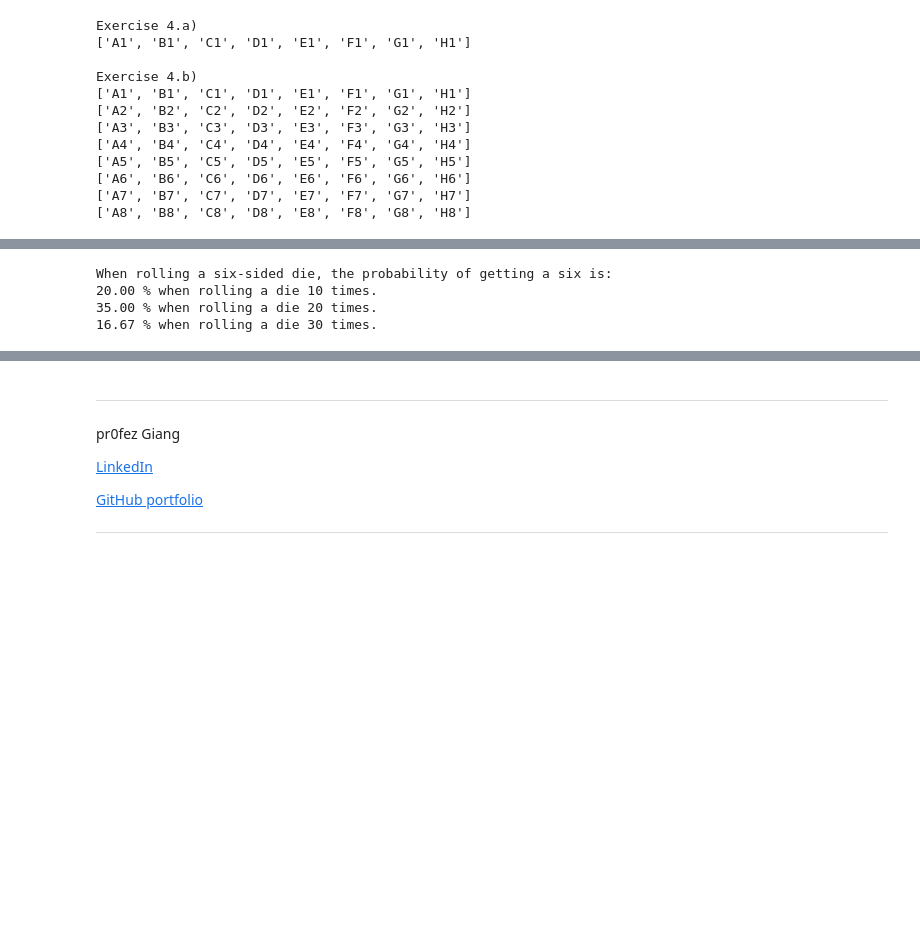
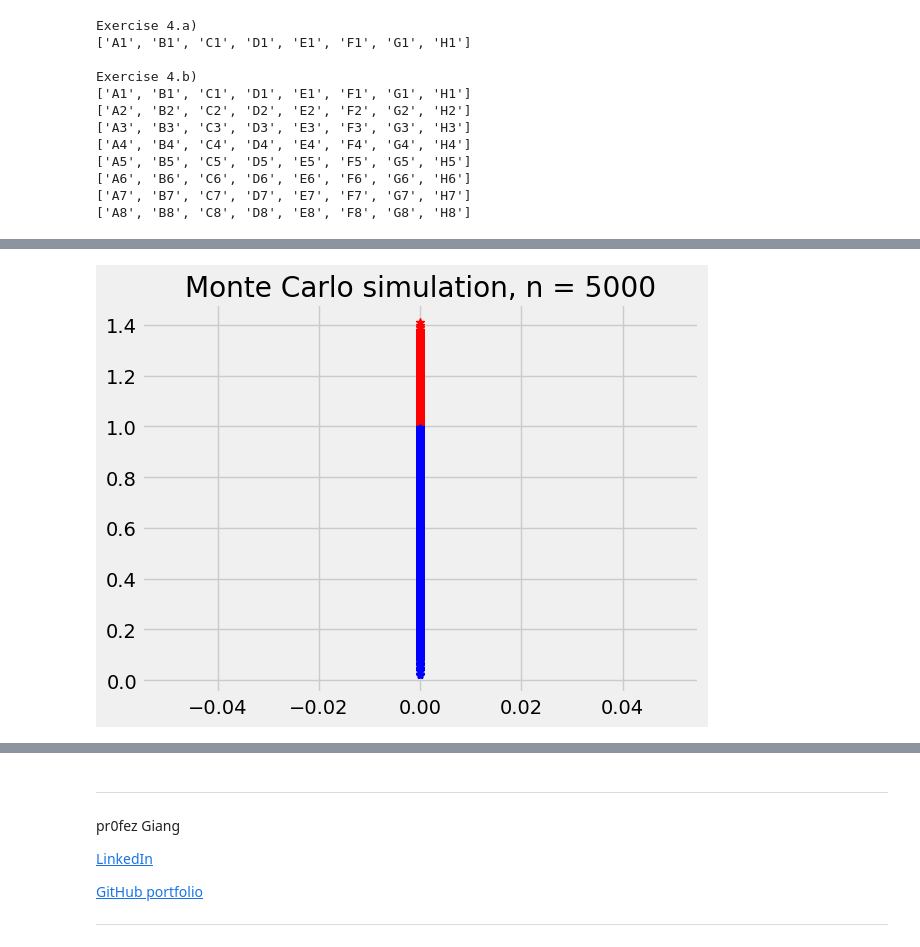
Before and after one commit to pr0fez/python-programming-ANDERS-SANDERLI, a Jupyter notebook: Exercises/04-list-exercise.ipynb, the cells around one changed output, grey strips where cells are left out. Saved outputs shown, nothing was run; the diff lists cells and outputs as text; code cells hidden in the pictures; blank space fills up the shorter version.

```diff
--- a/Exercises/04-list-exercise.ipynb
+++ b/Exercises/04-list-exercise.ipynb
@@ -357,36 +381,3 @@ When rolling a six-sided die, the probability of getting a six is:
-# %%
-import random as rng
-
-
-def roll_d6(intervall):
-    d6_list = [rng.randint(1, 6) for i in range(intervall)]
-    return d6_list
-
-
-intervalls = [10, 100, 1000, 10000, 100000, 1000000]
-total_rolls = []
-sixes = []
-
-total_rolls = [roll_d6(i) for i in intervalls]
-
-# print(total_rolls)
-
-sixes = [i.count(6) for i in total_rolls]
-
-# print(sixes)
-
-six_probability = [((sixes[i] / (len(total_rolls[i]))) * 100) for i in range(len(total_rolls))]
-
-# print(six_probability)
-
-print("When rolling a six-sided die, the probability of getting a six is:")
-for i in range(len(total_rolls)):
-    print(f"{six_probability[i]:.2f} % when rolling a die {len(total_rolls[i])} times.")
-# %% [output]
-When rolling a six-sided die, the probability of getting a six is:
-20.00 % when rolling a die 10 times.
-35.00 % when rolling a die 20 times.
-16.67 % when rolling a die 30 times.
 # %% [markdown]
 ---
 ## 6. Monte Carlo simulation (**)
@@ -428,6 +419,40 @@ No answer here, try to prove it theoretically.
 
 
 </details>
+# %%
+#
+# Work to be done.
+#
+
+
+import numpy as np
+import matplotlib.pyplot as plt
+
+
+def E_dist(x, y):
+    d = np.sqrt(np.square(x) + np.square(y))
+    return d
+
+
+n = 5000
+for i in range(n):
+    x = np.random.uniform(-1, 1)
+    y = np.random.uniform(-1, 1)
+    d = E_dist(x, y)
+    if d < 1:
+        plt.plot(d, "*b")
+    else:
+        plt.plot(d, "*r")
+
+
+plt.title(f"Monte Carlo simulation, n = {n}")
+# plt.ylabel("Probability")
+# # plt.ylim(min(y), max(y))
+# # plt.xlim(min(x), max(x))
+# # plt.grid(True)
+plt.show()
+# %% [output]
+[figure, added]
 # %% [markdown]
 ---
 ## 7. A cute rabbit among two ferocious snakes (**)
```
Also changed, not shown: parts of 1 cell of this notebook, 4 other files.
